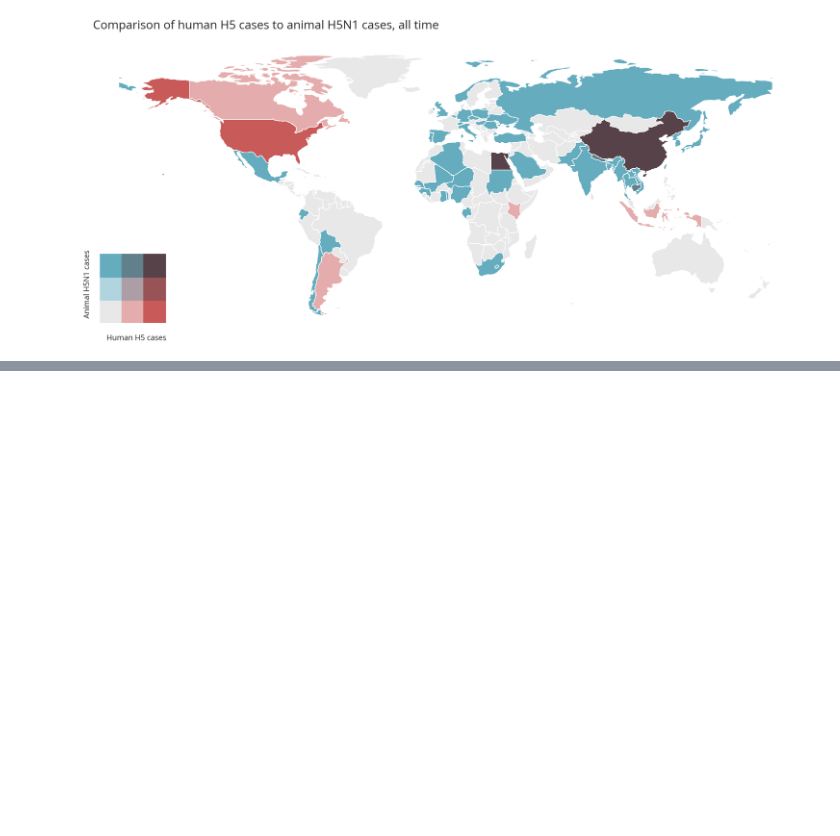
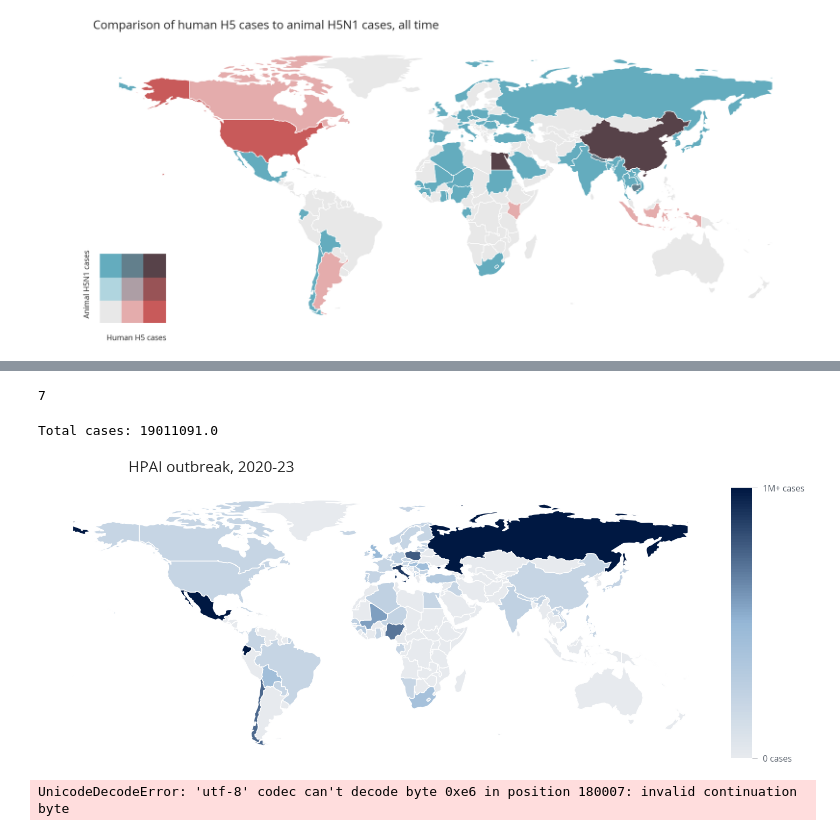
Before and after one commit to cghss-data-lab/uga-pipp, a Jupyter notebook: query_figures/query_figures_080123.ipynb, the cells around one changed output, grey strips where cells are left out. Drawn from its saved outputs; the diff is of its cells as text; code cells hidden in the pictures; blank space fills up the shorter version.

```diff
--- a/query_figures/query_figures_080123.ipynb
+++ b/query_figures/query_figures_080123.ipynb
@@ -1460,0 +1537,9 @@ filtered_gdf = gdf[gdf[attribute_column] == desired_value]
+# %%
+merge2006 = pd.merge(world,merge_2006,on='iso3',how='outer')
+merge2020 = pd.merge(world,merge_2020,on='iso3',how='outer')
+# %%
+merge2006 = merge2006[(merge2006.name != "Antarctica")]
+merge2020 = merge2020[(merge2020.name != "Antarctica")]
+# %%
+merge2006 = merge2006.sort_values(by='animalCases',ascending=False)
+merge2020 = merge2020.sort_values(by='animalCases',ascending=False)
@@ -1460,0 +1557,64 @@ filtered_gdf = gdf[gdf[attribute_column] == desired_value]
+# %%
+filtered_data = merge2006[merge2006['animalCases'] > 50000]
+print(len(filtered_data))
+# %% [output]
+7
+# %%
+total_cases_sum = filtered_data['animalCases'].sum()
+print("Total cases:", total_cases_sum)
+# %% [output]
+Total cases: 19011091.0
+# %%
+merge2006["animalCases"] = merge2006["animalCases"].fillna(-25000)
+merge2020["animalCases"] = merge2020["animalCases"].fillna(-250000)
+# %%
+# Create a new figure and axes
+fig, ax = plt.subplots(figsize=(24, 18))
+
+vmin=-250000
+vmax=1000000
+
+# Plot the map
+merge2020.plot(column='animalCases',
+           cmap=cm,
+           legend=False,
+           ax=ax, vmin=vmin,vmax=vmax)
+
+# Adjust margins and set title
+ax.margins(x=0.05)
+
+ttl = ax.set_title('HPAI outbreak, 2020-23',fontsize=28)
+ttl.set_position([0.25,1.05])
+
+
+# Set the background color of the map
+ax.set(facecolor='white')
+
+# Turn axis off
+ax.axis('off')
+
+# Create a colorbar
+divider = make_axes_locatable(ax)
+cax = divider.append_axes("right", size="3%", pad=0.05)
+sm = plt.cm.ScalarMappable(cmap=cm,
+                           norm=plt.Normalize(vmin=vmin,
+                                              vmax=vmax))
+
+
+sm._A = []
+cbar = plt.colorbar(sm,cax=cax,drawedges=False)
+cbar.set_ticks([vmin,vmax])
+cbar.ax.yaxis.set_ticklabels(["0 cases","1M+ cases"])
+cbar.ax.yaxis.set_tick_params(direction='out',length=10,width=1,pad=10,colors=chart[1],labelsize=16)
+cbar.outline.set_visible(False)
+
+# # # # # Display the map
+# plt.tight_layout()
+# plt.show()
+
+# # # Save
+plt.savefig('figures/h5n1_animal_outbreak_2020-23.png', dpi=1200, facecolor='w',
+            edgecolor='w',
+            orientation='portrait',bbox_inches='tight')
+# %% [output]
+[figure, added]
@@ -1460,0 +1623,4 @@ filtered_gdf = gdf[gdf[attribute_column] == desired_value]
+# %%
+virion = pd.read_csv('data/Virion.csv',sep='\t',header=0)
+# %% [output]
+UnicodeDecodeError: 'utf-8' codec can't decode byte 0xe6 in position 180007: invalid continuation byte
```
Also changed, not shown: parts of 24 cells of this notebook, 10 other files.
